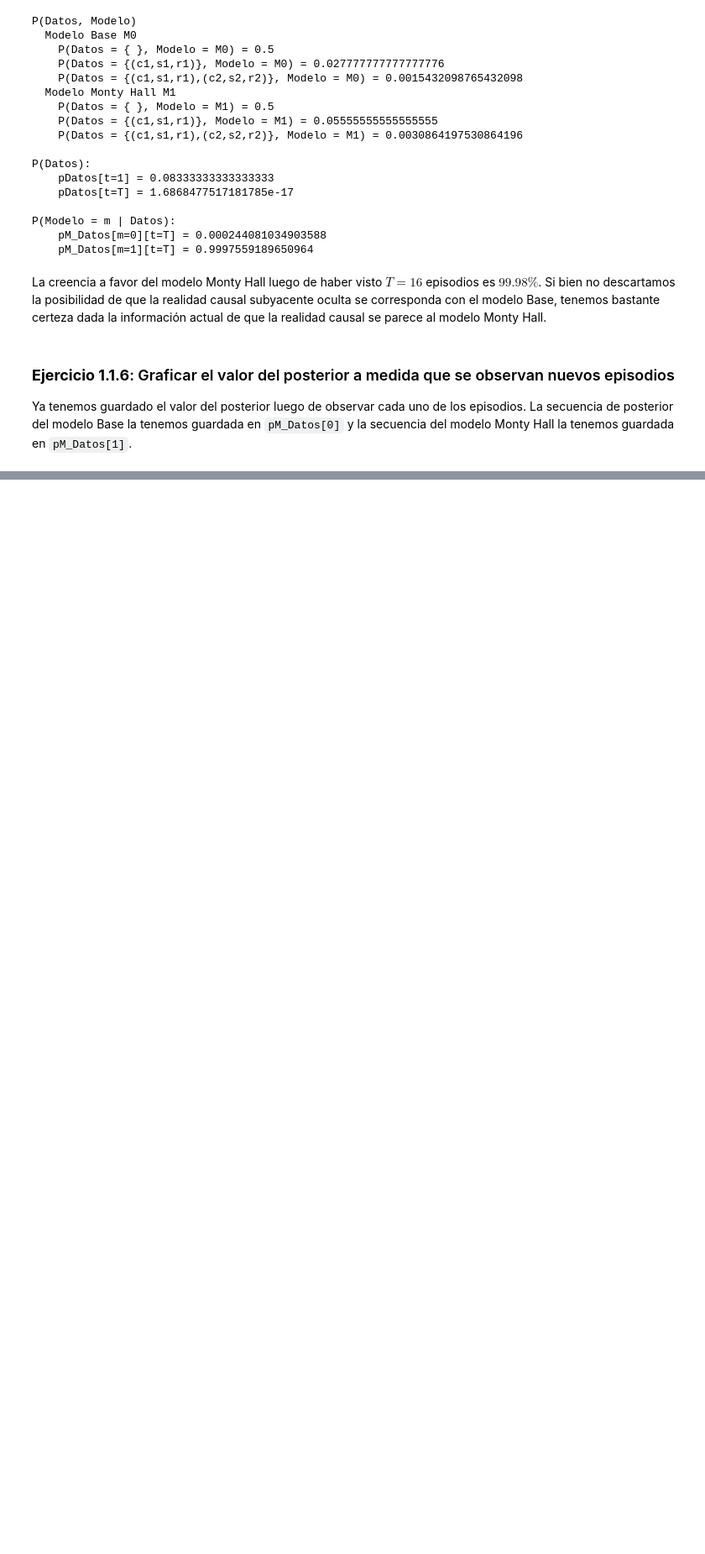
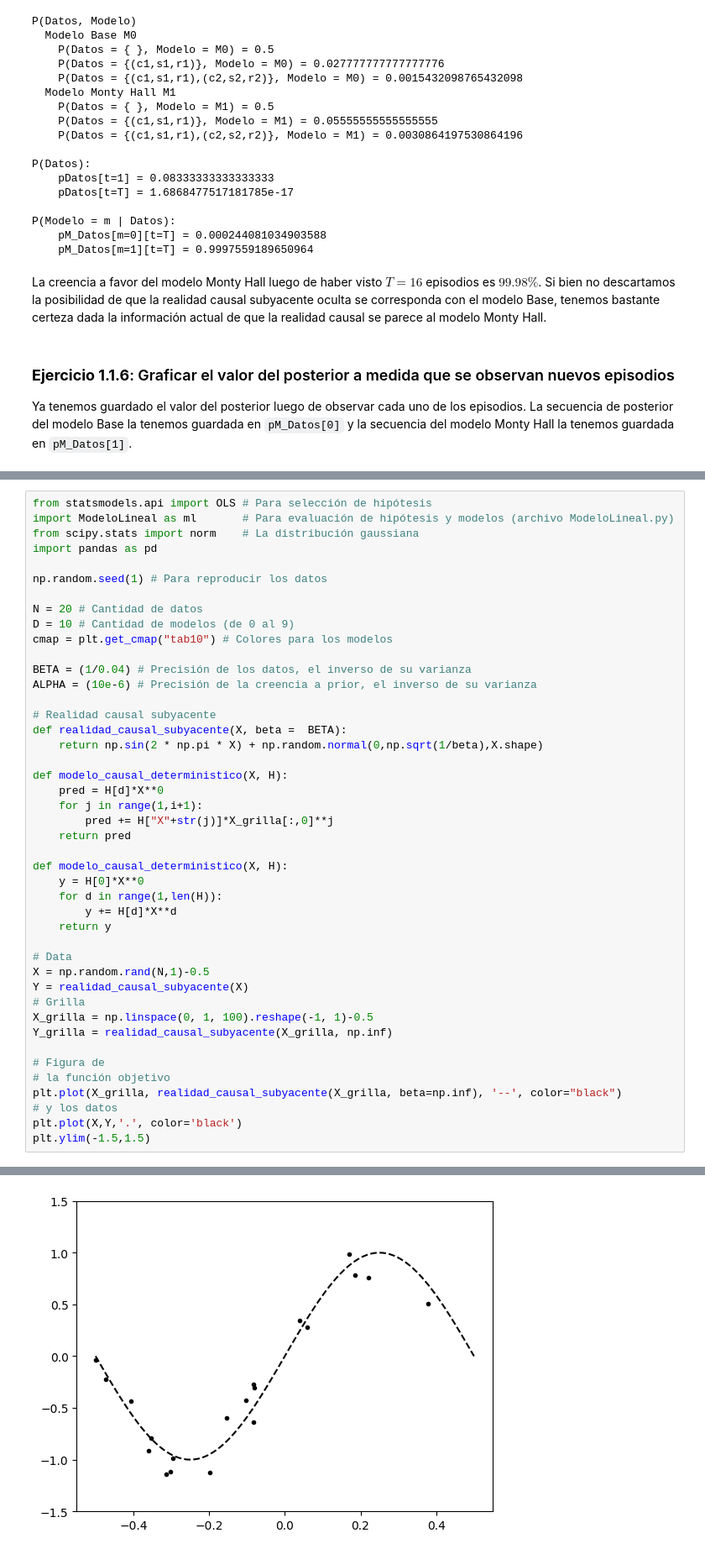
Before and after one commit to glandfried/Breve2024, a Jupyter notebook: laboratorio/01-modelos/notebook_01_ejercicios.ipynb, the cells around one changed output, grey strips where cells are left out. Shown at 84% size. Saved outputs shown, nothing was run; the diff lists cells and outputs as text; blank space fills up the shorter version.

```diff
--- a/laboratorio/01-modelos/notebook_01_ejercicios.ipynb
+++ b/laboratorio/01-modelos/notebook_01_ejercicios.ipynb
@@ -412,0 +506,45 @@ plt.plot()
+# %%
+from statsmodels.api import OLS # Para selección de hipótesis
+import ModeloLineal as ml       # Para evaluación de hipótesis y modelos (archivo ModeloLineal.py)
+from scipy.stats import norm    # La distribución gaussiana
+import pandas as pd
+
+np.random.seed(1) # Para reproducir los datos
+
+N = 20 # Cantidad de datos
+D = 10 # Cantidad de modelos (de 0 al 9)
+cmap = plt.get_cmap("tab10") # Colores para los modelos
+
+BETA = (1/0.04) # Precisión de los datos, el inverso de su varianza
+ALPHA = (10e-6) # Precisión de la creencia a prior, el inverso de su varianza
+
+# Realidad causal subyacente
+def realidad_causal_subyacente(X, beta =  BETA):
+    return np.sin(2 * np.pi * X) + np.random.normal(0,np.sqrt(1/beta),X.shape)
+
+def modelo_causal_deterministico(X, H):
+    pred = H[d]*X**0
+    for j in range(1,i+1):
+        pred += H["X"+str(j)]*X_grilla[:,0]**j
+    return pred
+
+def modelo_causal_deterministico(X, H):
+    y = H[0]*X**0
+    for d in range(1,len(H)):
+        y += H[d]*X**d
+    return y
+
+# Data
+X = np.random.rand(N,1)-0.5
+Y = realidad_causal_subyacente(X)
+# Grilla
+X_grilla = np.linspace(0, 1, 100).reshape(-1, 1)-0.5
+Y_grilla = realidad_causal_subyacente(X_grilla, np.inf)
+
+# Figura de
+# la función objetivo
+plt.plot(X_grilla, realidad_causal_subyacente(X_grilla, beta=np.inf), '--', color="black")
+# y los datos
+plt.plot(X,Y,'.', color='black')
+plt.ylim(-1.5,1.5)
+# %% [output]
@@ -412,0 +552 @@ plt.plot()
+[figure, added]
```
Also changed, not shown: parts of 48 cells of this notebook, 5 other files.
